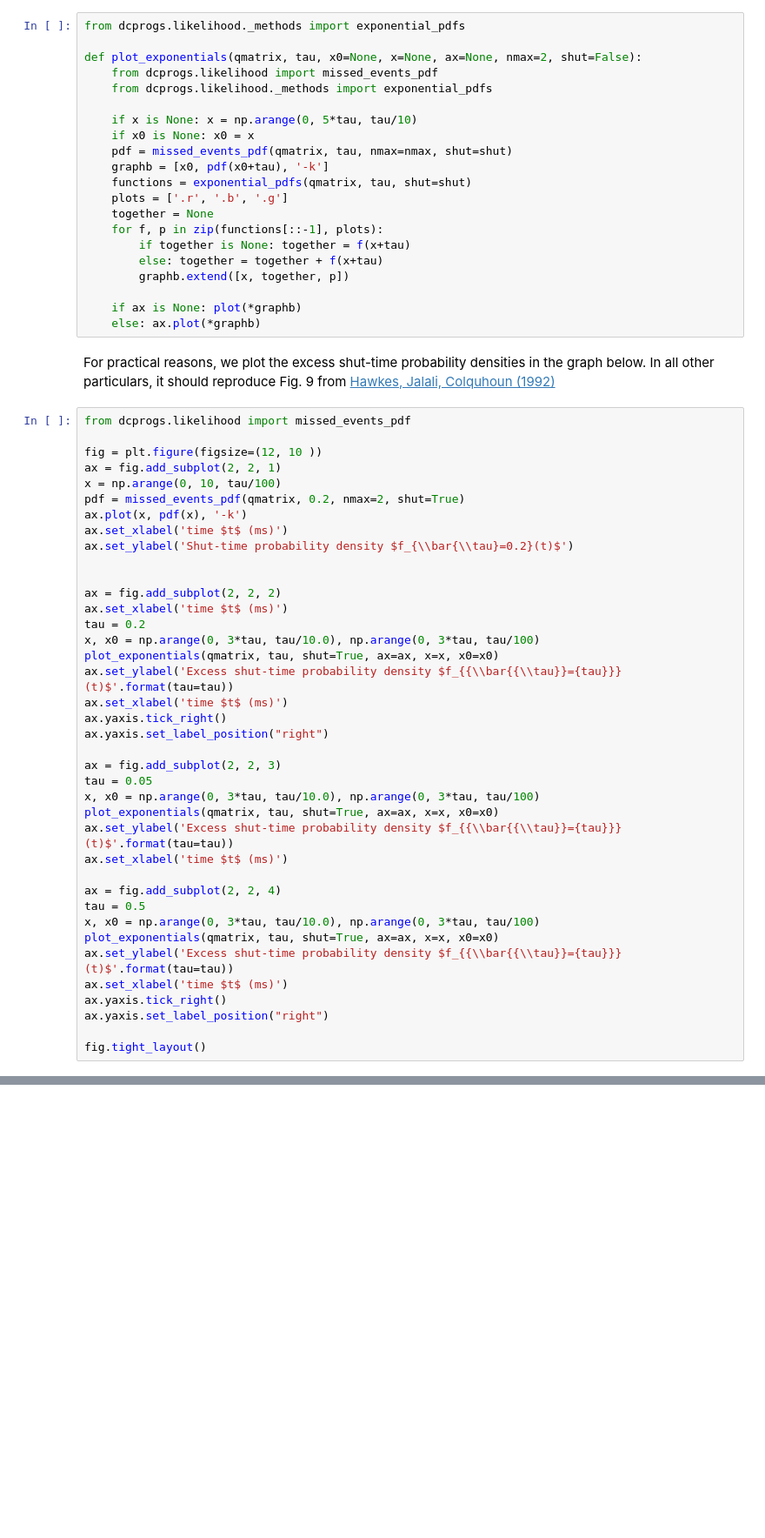
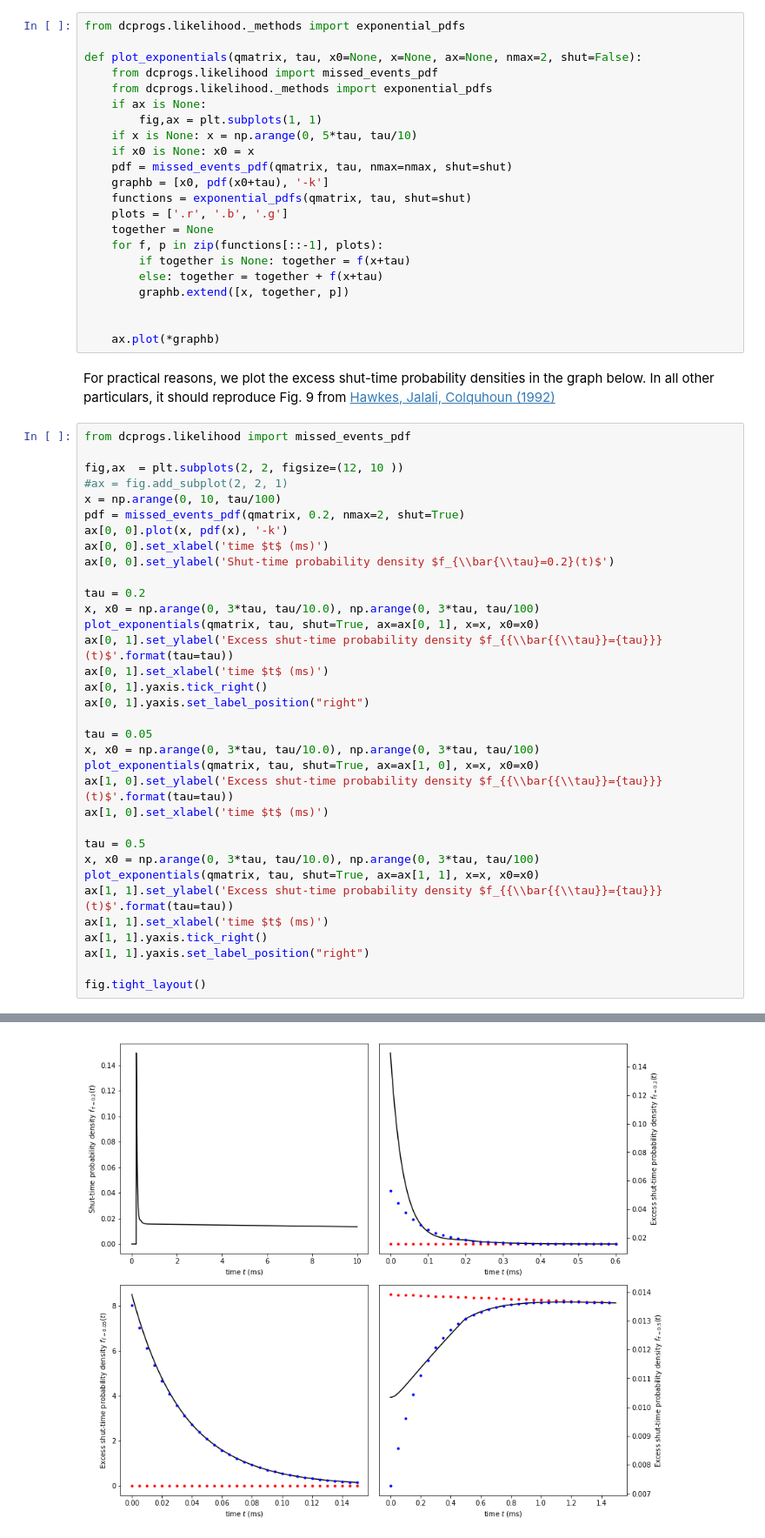
Before and after one commit to DCPROGS/HJCFIT, a Jupyter notebook: exploration/CKS.ipynb, the cells around one changed output, grey strips where cells are left out. Shown at 87% size. Cells and saved outputs as stored; diff of their text form; blank space fills up the shorter version.

```diff
--- a/exploration/CKS.ipynb
+++ b/exploration/CKS.ipynb
@@ -20,7 +20,8 @@ from dcprogs.likelihood._methods import exponential_pdfs
 def plot_exponentials(qmatrix, tau, x0=None, x=None, ax=None, nmax=2, shut=False):
     from dcprogs.likelihood import missed_events_pdf
     from dcprogs.likelihood._methods import exponential_pdfs
-
+    if ax is None:
+        fig,ax = plt.subplots(1, 1)
     if x is None: x = np.arange(0, 5*tau, tau/10)
     if x0 is None: x0 = x
     pdf = missed_events_pdf(qmatrix, tau, nmax=nmax, shut=shut)
@@ -33,47 +34,42 @@ def plot_exponentials(qmatrix, tau, x0=None, x=None, ax=None, nmax=2, shut=False
         else: together = together + f(x+tau)
         graphb.extend([x, together, p])
 
-    if ax is None: plot(*graphb)
-    else: ax.plot(*graphb)
+
+    ax.plot(*graphb)
 # %% [markdown]
 For practical reasons, we plot the excess shut-time probability densities in the graph below. In all other particulars, it should reproduce Fig. 9 from [Hawkes, Jalali, Colquhoun (1992)](http://dx.doi.org/10.1098/rstb.1992.0116)
 # %%
 from dcprogs.likelihood import missed_events_pdf
 
-fig = plt.figure(figsize=(12, 10 ))
-ax = fig.add_subplot(2, 2, 1)
+fig,ax  = plt.subplots(2, 2, figsize=(12, 10 ))
+#ax = fig.add_subplot(2, 2, 1)
 x = np.arange(0, 10, tau/100)
 pdf = missed_events_pdf(qmatrix, 0.2, nmax=2, shut=True)
-ax.plot(x, pdf(x), '-k')
-ax.set_xlabel('time $t$ (ms)')
-ax.set_ylabel('Shut-time probability density $f_{\\bar{\\tau}=0.2}(t)$')
+ax[0, 0].plot(x, pdf(x), '-k')
+ax[0, 0].set_xlabel('time $t$ (ms)')
+ax[0, 0].set_ylabel('Shut-time probability density $f_{\\bar{\\tau}=0.2}(t)$')
 
-
-ax = fig.add_subplot(2, 2, 2)
-ax.set_xlabel('time $t$ (ms)')
 tau = 0.2
 x, x0 = np.arange(0, 3*tau, tau/10.0), np.arange(0, 3*tau, tau/100)
-plot_exponentials(qmatrix, tau, shut=True, ax=ax, x=x, x0=x0)
-ax.set_ylabel('Excess shut-time probability density $f_{{\\bar{{\\tau}}={tau}}}(t)$'.format(tau=tau))
-ax.set_xlabel('time $t$ (ms)')
-ax.yaxis.tick_right()
-ax.yaxis.set_label_position("right")
+plot_exponentials(qmatrix, tau, shut=True, ax=ax[0, 1], x=x, x0=x0)
+ax[0, 1].set_ylabel('Excess shut-time probability density $f_{{\\bar{{\\tau}}={tau}}}(t)$'.format(tau=tau))
+ax[0, 1].set_xlabel('time $t$ (ms)')
+ax[0, 1].yaxis.tick_right()
+ax[0, 1].yaxis.set_label_position("right")
 
-ax = fig.add_subplot(2, 2, 3)
 tau = 0.05
 x, x0 = np.arange(0, 3*tau, tau/10.0), np.arange(0, 3*tau, tau/100)
-plot_exponentials(qmatrix, tau, shut=True, ax=ax, x=x, x0=x0)
-ax.set_ylabel('Excess shut-time probability density $f_{{\\bar{{\\tau}}={tau}}}(t)$'.format(tau=tau))
-ax.set_xlabel('time $t$ (ms)')
+plot_exponentials(qmatrix, tau, shut=True, ax=ax[1, 0], x=x, x0=x0)
+ax[1, 0].set_ylabel('Excess shut-time probability density $f_{{\\bar{{\\tau}}={tau}}}(t)$'.format(tau=tau))
+ax[1, 0].set_xlabel('time $t$ (ms)')
 
-ax = fig.add_subplot(2, 2, 4)
 tau = 0.5
 x, x0 = np.arange(0, 3*tau, tau/10.0), np.arange(0, 3*tau, tau/100)
-plot_exponentials(qmatrix, tau, shut=True, ax=ax, x=x, x0=x0)
-ax.set_ylabel('Excess shut-time probability density $f_{{\\bar{{\\tau}}={tau}}}(t)$'.format(tau=tau))
-ax.set_xlabel('time $t$ (ms)')
-ax.yaxis.tick_right()
-ax.yaxis.set_label_position("right")
+plot_exponentials(qmatrix, tau, shut=True, ax=ax[1, 1], x=x, x0=x0)
+ax[1, 1].set_ylabel('Excess shut-time probability density $f_{{\\bar{{\\tau}}={tau}}}(t)$'.format(tau=tau))
+ax[1, 1].set_xlabel('time $t$ (ms)')
+ax[1, 1].yaxis.tick_right()
+ax[1, 1].yaxis.set_label_position("right")
 
 fig.tight_layout()
 # %% [output]
@@ -81,0 +76 @@ fig.tight_layout()
+[figure, added]
```
Also changed, not shown: parts of 2 cells of this notebook.
